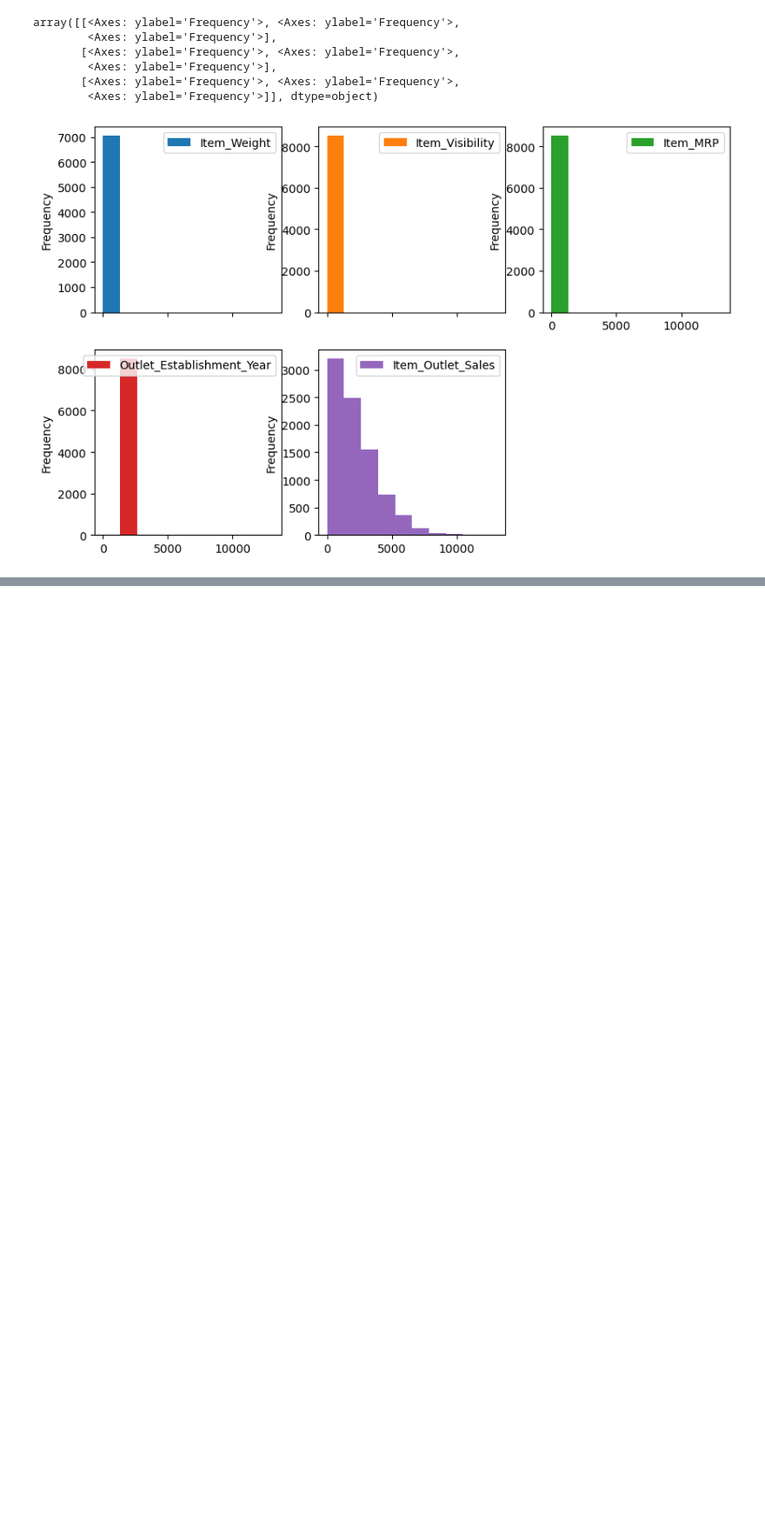
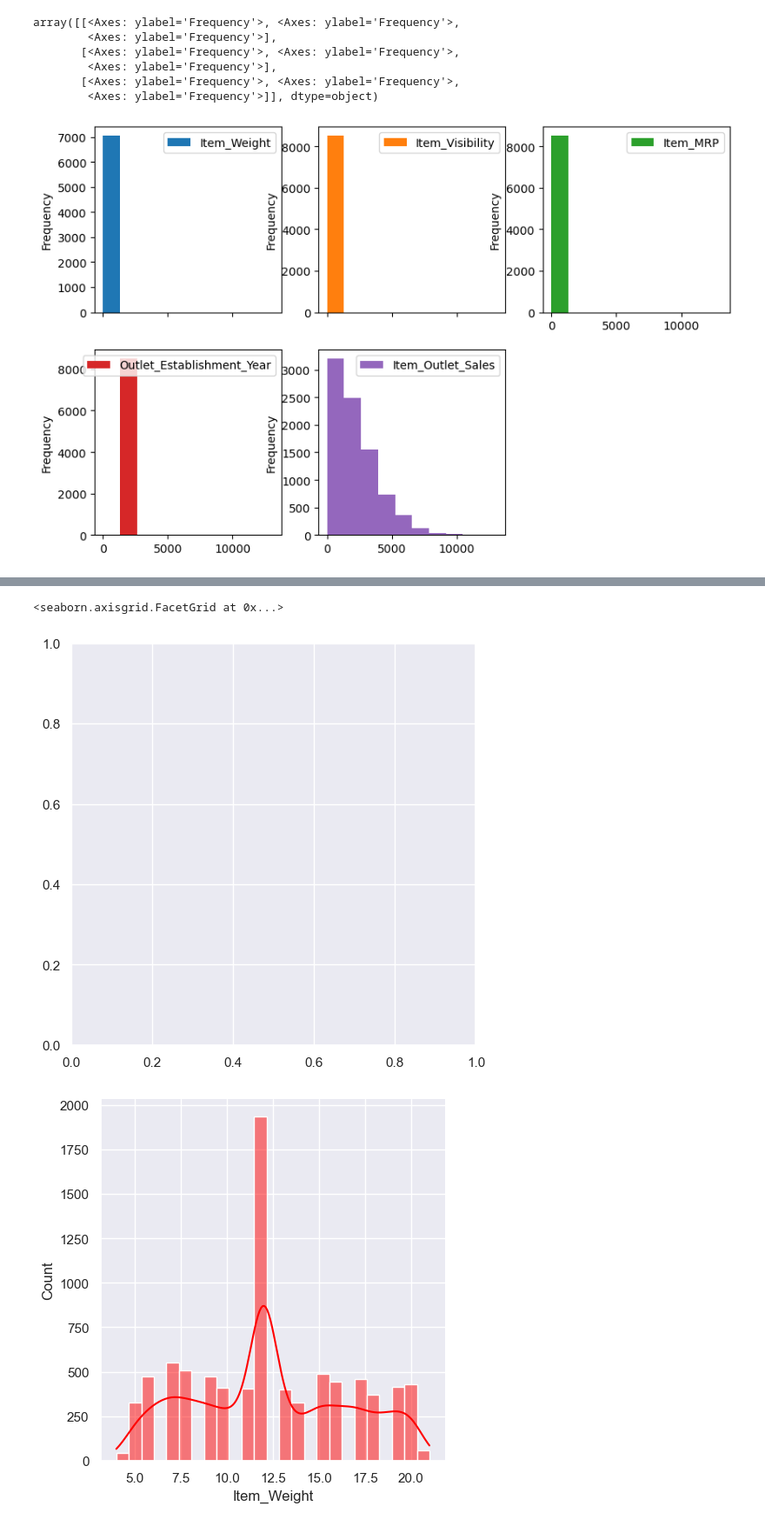
Before and after one commit to mageshyt/Machine-Learning-2023, a Jupyter notebook: projects/Store Sales.ipynb, the cells around one changed output, grey strips where cells are left out. Shown at 87% size. Drawn from its saved outputs; the diff is of its cells as text; code cells hidden in the pictures; blank space fills up the shorter version.

Commit message:
store sale project

```diff
--- a/projects/Store Sales.ipynb
+++ b/projects/Store Sales.ipynb
@@ -83,0 +165,2 @@ array([[<Axes: ylabel='Frequency'>, <Axes: ylabel='Frequency'>,
+# %%
+df["Item_Weight"]=df["Item_Weight"].astype(int) # converting float to int
@@ -83,0 +190,20 @@ array([[<Axes: ylabel='Frequency'>, <Axes: ylabel='Frequency'>,
+# %%
+sns.set()
+
+# plot all numerical features
+fig,ax=plt.subplots(figsize=(6,6))
+
+sns.displot(df['Item_Weight'],kde=True,color='red')
+
+sns.displot(df['Item_Visibility'],kde=True,color='green')
+
+sns.displot(df['Item_MRP'],kde=True,color='blue')
+
+sns.displot(df['Outlet_Establishment_Year'],
+                       kde=True, color='black')
+
+sns.displot(df['Item_Outlet_Sales'],kde=True,color='orange')
+# %% [output]
+<seaborn.axisgrid.FacetGrid at 0x...>
+[figure, added]
+[figure, added]
```
Also changed, not shown: parts of 19 cells of this notebook.
